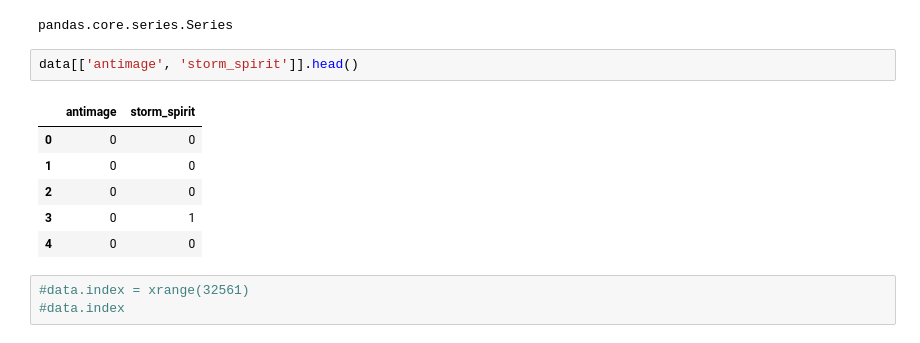
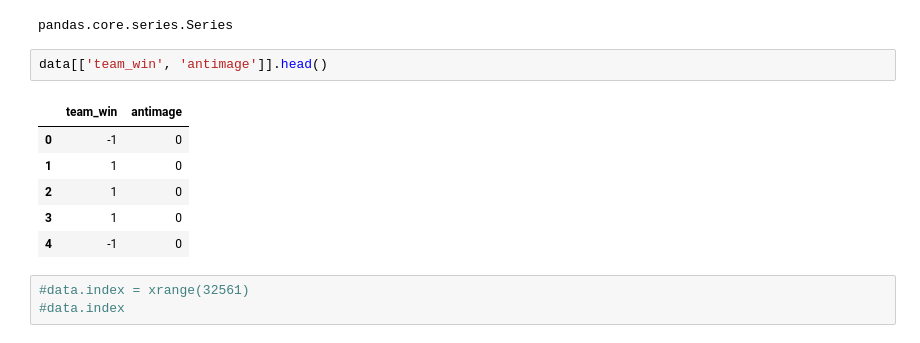
Before and after one commit to aigosh/ml, a Jupyter notebook: notebooks/Lab_1.ipynb, the cells around one changed output. Drawn from its saved outputs; the diff is of its cells as text.

```diff
--- a/notebooks/Lab_1.ipynb
+++ b/notebooks/Lab_1.ipynb
@@ -174,14 +167,14 @@ type(data['antimage'])
 # %% [output]
 pandas.core.series.Series
 # %%
-data[['antimage', 'storm_spirit']].head()
+data[['team_win', 'antimage']].head()
 # %% [output]
-|  | antimage | storm_spirit |
-| 0 | 0 | 0 |
-| 1 | 0 | 0 |
-| 2 | 0 | 0 |
-| 3 | 0 | 1 |
-| 4 | 0 | 0 |
+|  | team_win | antimage |
+| 0 | -1 | 0 |
+| 1 | 1 | 0 |
+| 2 | 1 | 0 |
+| 3 | 1 | 0 |
+| 4 | -1 | 0 |
 # %%
 #data.index = xrange(32561)
 #data.index
```
Also changed, not shown: parts of 110 cells of this notebook.
